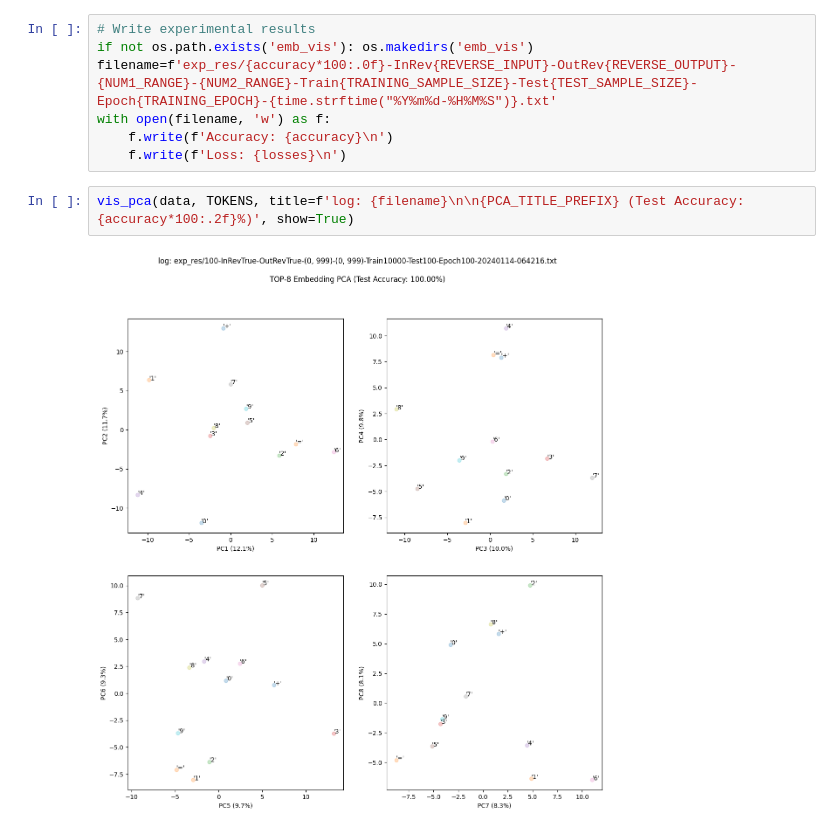
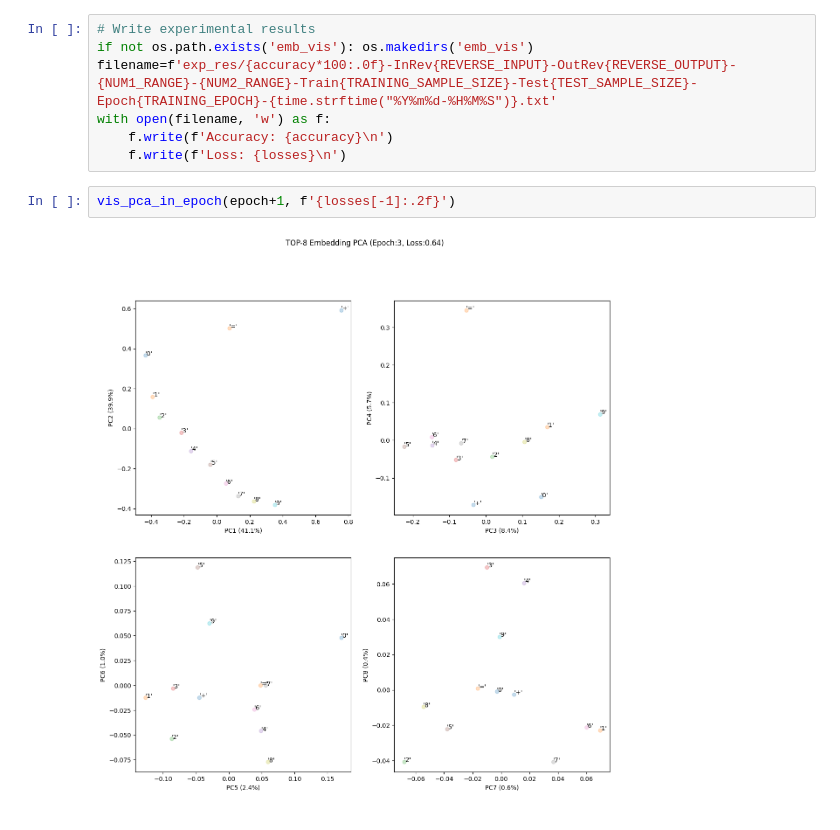
Before and after one commit to SewoongLee/why_number_embedding_is_sequential, a Jupyter notebook: transformer_for_calculation.ipynb, the cells around one changed output. Saved outputs shown, nothing was run; the diff lists cells and outputs as text.

```diff
--- a/transformer_for_calculation.ipynb
+++ b/transformer_for_calculation.ipynb
@@ -353,7 +404,7 @@ filename=f'exp_res/{accuracy*100:.0f}-InRev{REVERSE_INPUT}-OutRev{REVERSE_OUTPUT
 with open(filename, 'w') as f:
     f.write(f'Accuracy: {accuracy}\n')
     f.write(f'Loss: {losses}\n')
-# %%
-vis_pca(data, TOKENS, title=f'log: {filename}\n\n{PCA_TITLE_PREFIX} (Test Accuracy: {accuracy*100:.2f}%)', show=True)
-# %% [output]
-[figure, removed]
+# %%
+vis_pca_in_epoch(epoch+1, f'{losses[-1]:.2f}')
+# %% [output]
+[figure, added]
```
Also changed, not shown: parts of 15 cells of this notebook.
